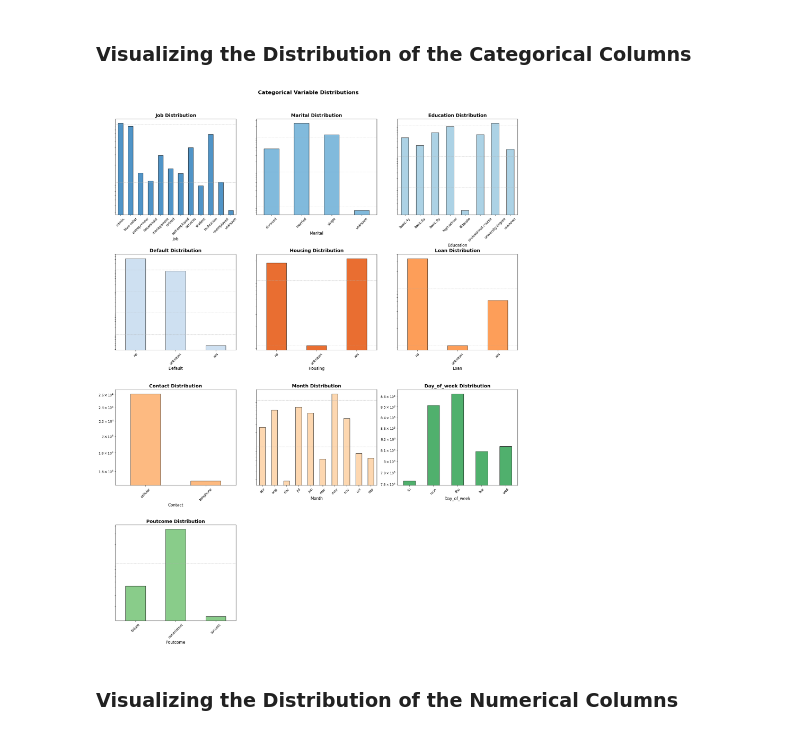
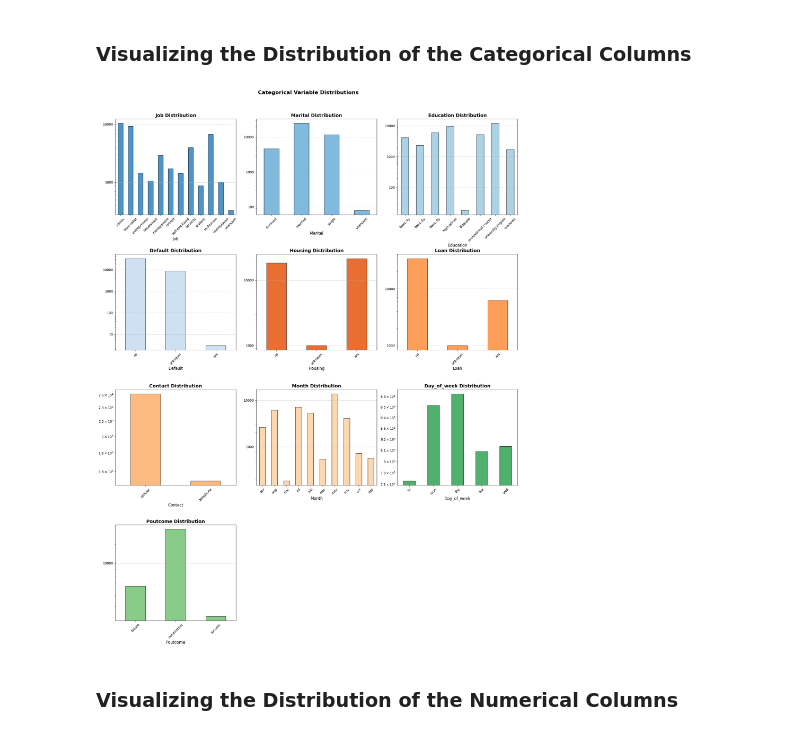
Before and after one commit to ShabnaIlmi/Bank-Marketing-Random-Forest-and-Neural-Networks, a Jupyter notebook: Coursework.ipynb, the cells around one changed output. Saved outputs shown, nothing was run; the diff lists cells and outputs as text; code cells hidden in the pictures.

```diff
--- a/Coursework.ipynb
+++ b/Coursework.ipynb
@@ -258,37 +259,41 @@ n_cols = 3
 n_rows = (len(categorical_distribution) + n_cols - 1) // n_cols
 
 # Creating subplots with improved styling
 fig, axes = plt.subplots(n_rows, n_cols, figsize=(18, 6 * n_rows))
 axes = axes.flatten()
 
-# Generating a color palette
-colors = colormaps['tab20c'](range(len(categorical_distribution)))  # Fetch colors for each category
+# Generating a color palette using the new colormap approach
+colors = plt.colormaps['tab20c'](range(len(categorical_distribution)))  # Fetch colors for each category
 
 # Plotting each categorical column
 for idx, column in enumerate(categorical_distribution):
     data[column].value_counts().sort_index().plot(kind='bar', ax=axes[idx], color=colors[idx % len(colors)],
                                                   alpha=0.85, edgecolor='black')
     axes[idx].set_title(f'{column.capitalize()} Distribution', fontsize=14, weight='bold')
     axes[idx].set_xlabel(column.capitalize(), fontsize=12)
     axes[idx].tick_params(axis='x', rotation=45)
-    axes[idx].tick_params(axis='y', left=False, labelleft=False)
+    axes[idx].tick_params(axis='y', left=True, labelleft=True)  # Ensure y-axis ticks and labels are visible
     axes[idx].grid(axis='y', linestyle='--', alpha=0.7)
 
     # Applying log scale to y-axis
     axes[idx].set_yscale('log')
+
+    # Customizing y-axis ticks for log scale
+    axes[idx].yaxis.set_major_locator(LogLocator(base=10.0))  # Major ticks for powers of 10
+    axes[idx].yaxis.set_major_formatter(FuncFormatter(lambda y, _: f'{int(y)}'))  # Format tick labels as integers
 
 # Turn off any unused axes
 for ax in axes[len(categorical_distribution):]:
     ax.axis('off')
 
 # Displaying the plot
 plt.tight_layout()
 plt.subplots_adjust(top=0.93)
 fig.suptitle('Categorical Variable Distributions', fontsize=16, weight='bold')
 
 plt.show()
 # %% [output]
-[figure, old version]
+[figure, new version]
 # %% [markdown]
 ### **Visualizing the Distribution of the Numerical Columns**
 # %%
```
Also changed, not shown: parts of 18 cells of this notebook.
